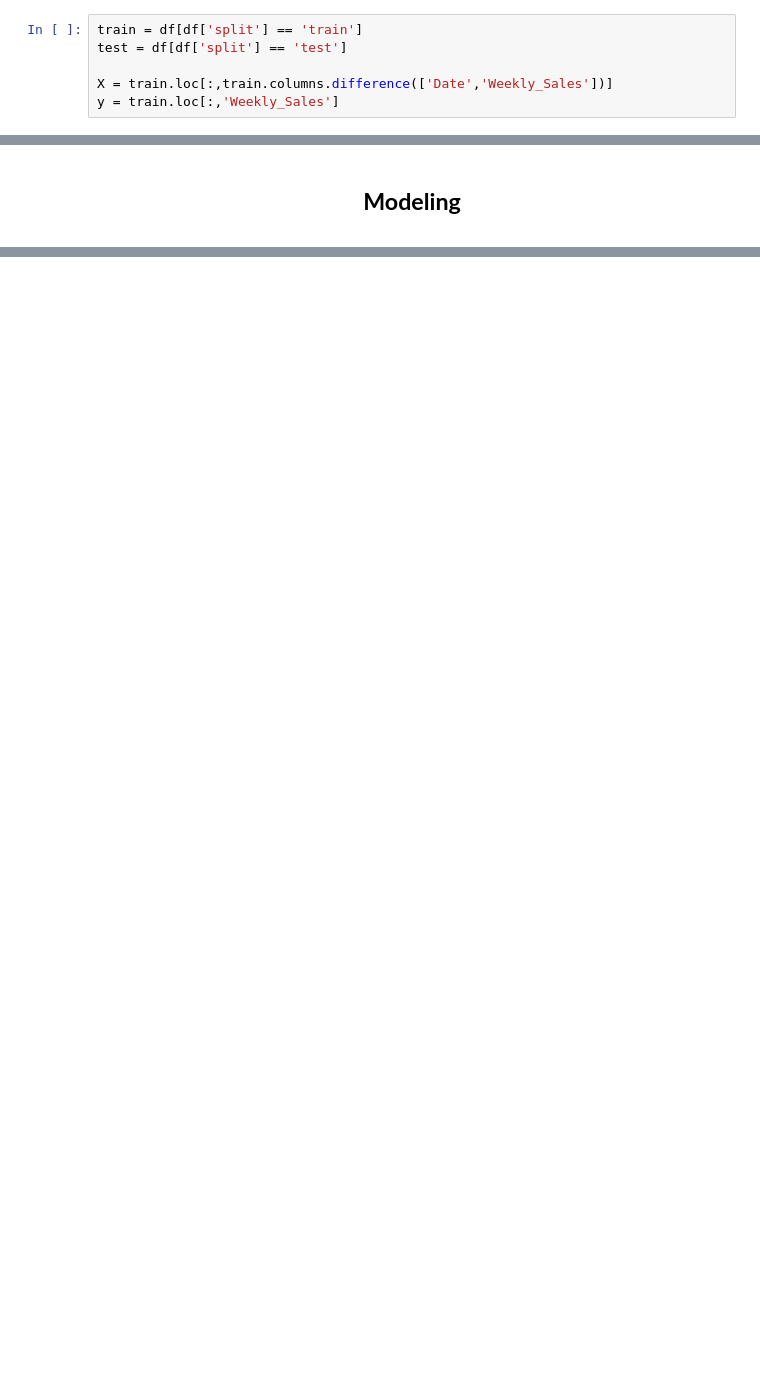
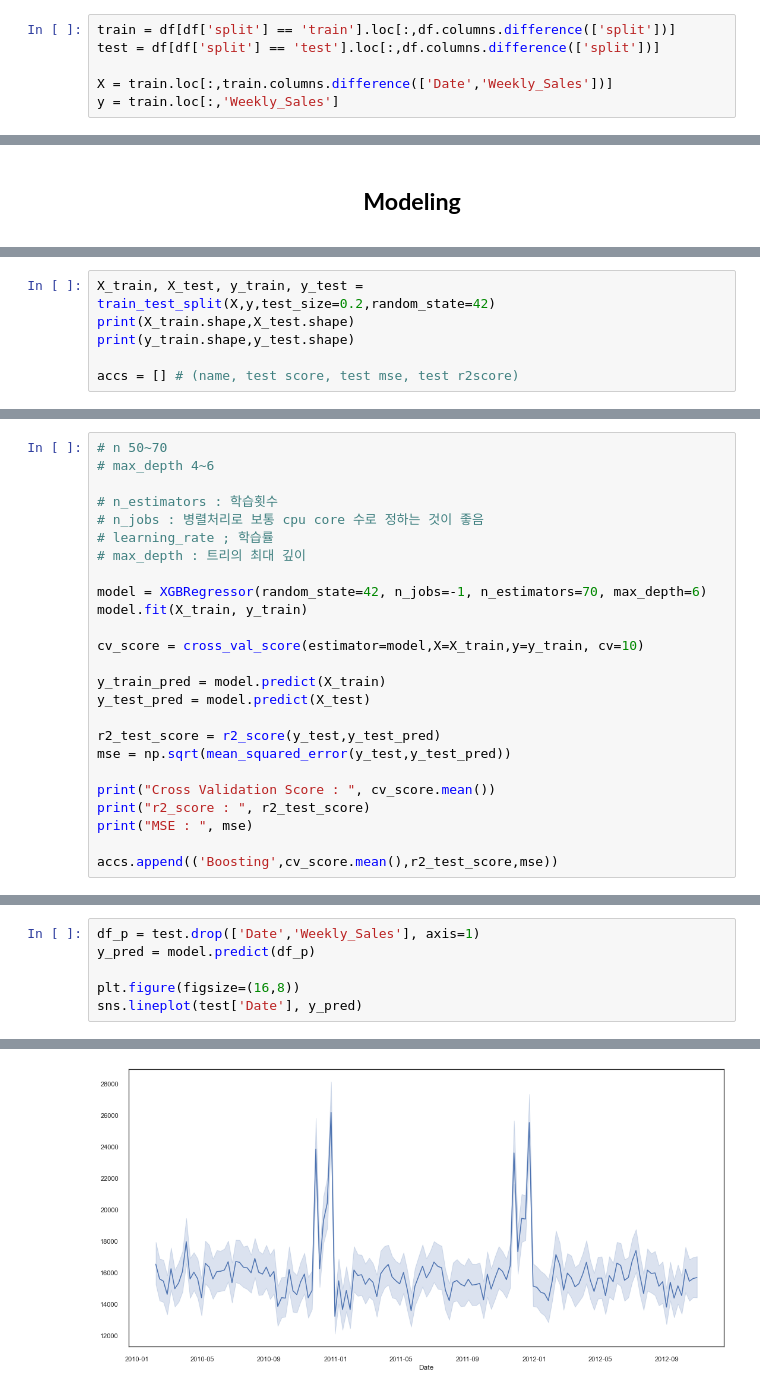
Before and after one commit to tmxkqotnl/project_mini_machine_learning_team_two, a Jupyter notebook: main.ipynb, the cells around one changed output, grey strips where cells are left out. Cells and saved outputs as stored; diff of their text form; blank space fills up the shorter version.

```diff
--- a/main.ipynb
+++ b/main.ipynb
@@ -1082,8 +1091,8 @@ df.loc[:,'Size_category'] = ordinal_ecd.fit_transform(df['Size_category'].to_num
 # %% [markdown]
 data preparation
 # %%
-train = df[df['split'] == 'train']
-test = df[df['split'] == 'test']
+train = df[df['split'] == 'train'].loc[:,df.columns.difference(['split'])]
+test = df[df['split'] == 'test'].loc[:,df.columns.difference(['split'])]
 
 X = train.loc[:,train.columns.difference(['Date','Weekly_Sales'])]
 y = train.loc[:,'Weekly_Sales']
@@ -1156,0 +1130,6 @@ Name: Weekly_Sales, dtype: float64
+# %%
+X_train, X_test, y_train, y_test = train_test_split(X,y,test_size=0.2,random_state=42)
+print(X_train.shape,X_test.shape)
+print(y_train.shape,y_test.shape)
+
+accs = [] # (name, test score, test mse, test r2score)
@@ -1219,0 +1251,25 @@ Name: Weekly_Sales, dtype: float64
+# %%
+# n 50~70
+# max_depth 4~6
+
+# n_estimators : 학습횟수
+# n_jobs : 병렬처리로 보통 cpu core 수로 정하는 것이 좋음
+# learning_rate ; 학습률
+# max_depth : 트리의 최대 깊이
+
+model = XGBRegressor(random_state=42, n_jobs=-1, n_estimators=70, max_depth=6)
+model.fit(X_train, y_train)
+
+cv_score = cross_val_score(estimator=model,X=X_train,y=y_train, cv=10)
+
+y_train_pred = model.predict(X_train)
+y_test_pred = model.predict(X_test)
+
+r2_test_score = r2_score(y_test,y_test_pred)
+mse = np.sqrt(mean_squared_error(y_test,y_test_pred))
+
+print("Cross Validation Score : ", cv_score.mean())
+print("r2_score : ", r2_test_score)
+print("MSE : ", mse)
+
+accs.append(('Boosting',cv_score.mean(),r2_test_score,mse))
@@ -1219,0 +1280,7 @@ Name: Weekly_Sales, dtype: float64
+# %%
+df_p = test.drop(['Date','Weekly_Sales'], axis=1)
+y_pred = model.predict(df_p)
+
+plt.figure(figsize=(16,8))
+sns.lineplot(test['Date'], y_pred)
+# %% [output]
@@ -1219,0 +1288 @@ Name: Weekly_Sales, dtype: float64
+[figure, added]
```
Also changed, not shown: parts of 39 cells of this notebook.
